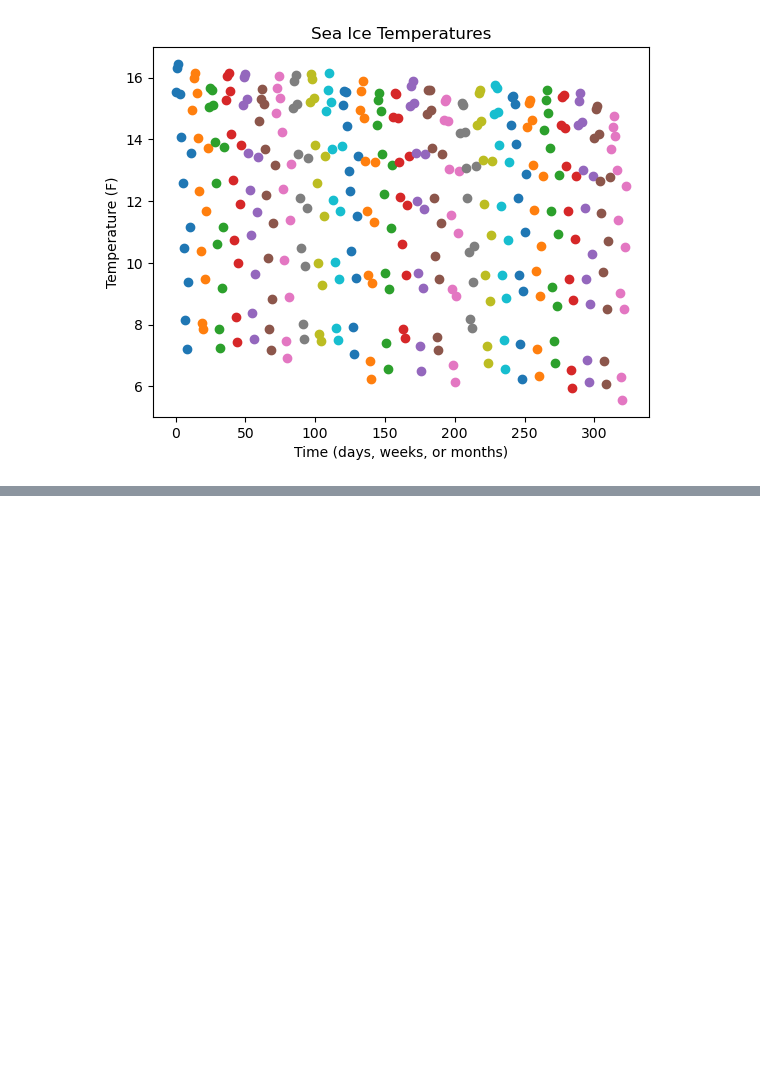
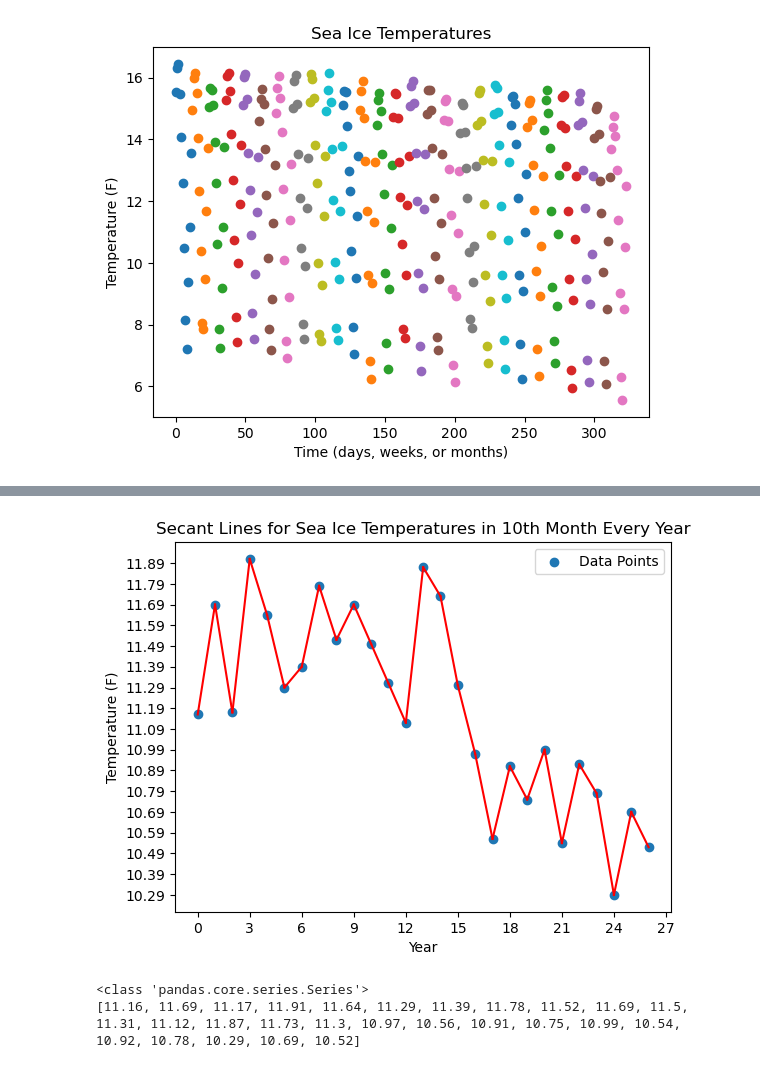
Before and after one commit to AdamKaderbhai/CSCI240, a Jupyter notebook: Secant_approximation/secant_approximation.ipynb, the cells around one changed output, grey strips where cells are left out. Saved outputs shown, nothing was run; the diff lists cells and outputs as text; code cells hidden in the pictures; blank space fills up the shorter version.

```diff
--- a/Secant_approximation/secant_approximation.ipynb
+++ b/Secant_approximation/secant_approximation.ipynb
@@ -33,0 +130,30 @@ plt.show()
+# %%
+# Plot the data points
+plt.scatter(df_month_10['Year'], df_month_10['Temp'], label='Data Points')
+
+# Draw secant lines
+for i in range(len(df_month_10) - 1):
+    x_values = [df_month_10['Year'].iloc[i], df_month_10['Year'].iloc[i + 1]]
+    y_values = [df_month_10['Temp'].iloc[i], df_month_10['Temp'].iloc[i + 1]]
+    plt.plot(x_values, y_values, color='red')
+
+plt.title('Secant Lines for Sea Ice Temperatures in 10th Month Every Year')
+plt.xlabel('Year')
+plt.xticks(np.arange(0, 30, 3))
+plt.ylabel('Temperature (F)')
+plt.yticks(np.arange(10.29, 11.91, 0.1))
+plt.legend()
+plt.show()
+# %% [output]
+[figure, added]
+# %%
+# Compute the estimates of the derivatives of the temperature with respect to the time
+
+temps = df_month_10['Temp']
+print(type(temps))
+
+temps = list(df_month_10['Temp'])
+print((temps))
+# %% [output]
+<class 'pandas.core.series.Series'>
+[11.16, 11.69, 11.17, 11.91, 11.64, 11.29, 11.39, 11.78, 11.52, 11.69, 11.5, 11.31, 11.12, 11.87, 11.73, 11.3, 10.97, 10.56, 10.91, 10.75, 10.99, 10.54, 10.92, 10.78, 10.29, 10.69, 10.52]
```
Also changed, not shown: parts of 15 cells of this notebook, 3 other files.
